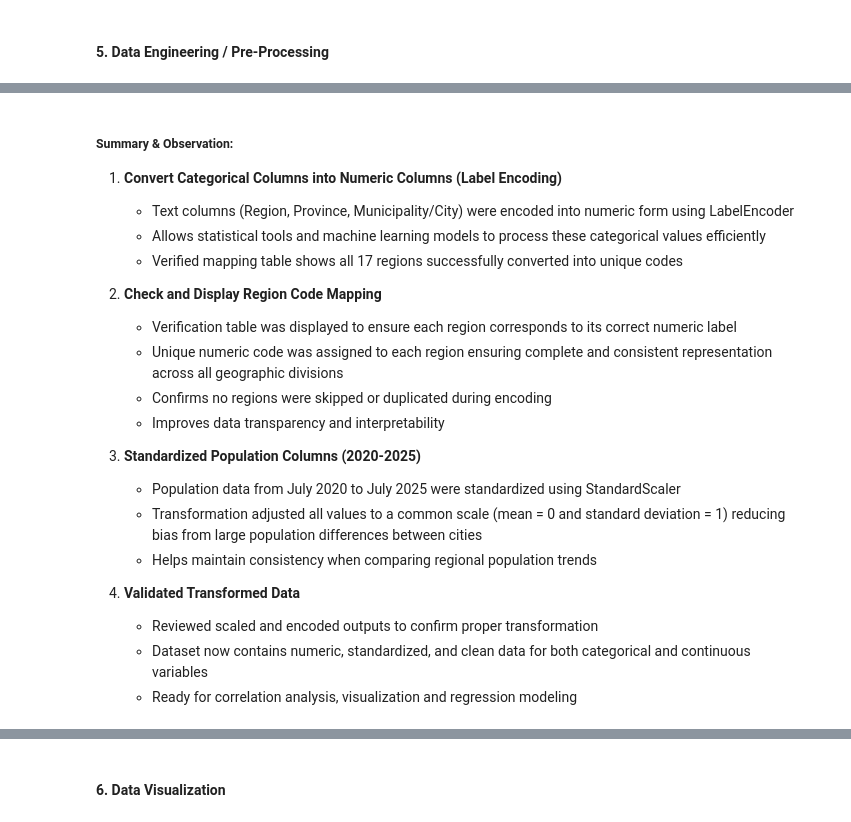
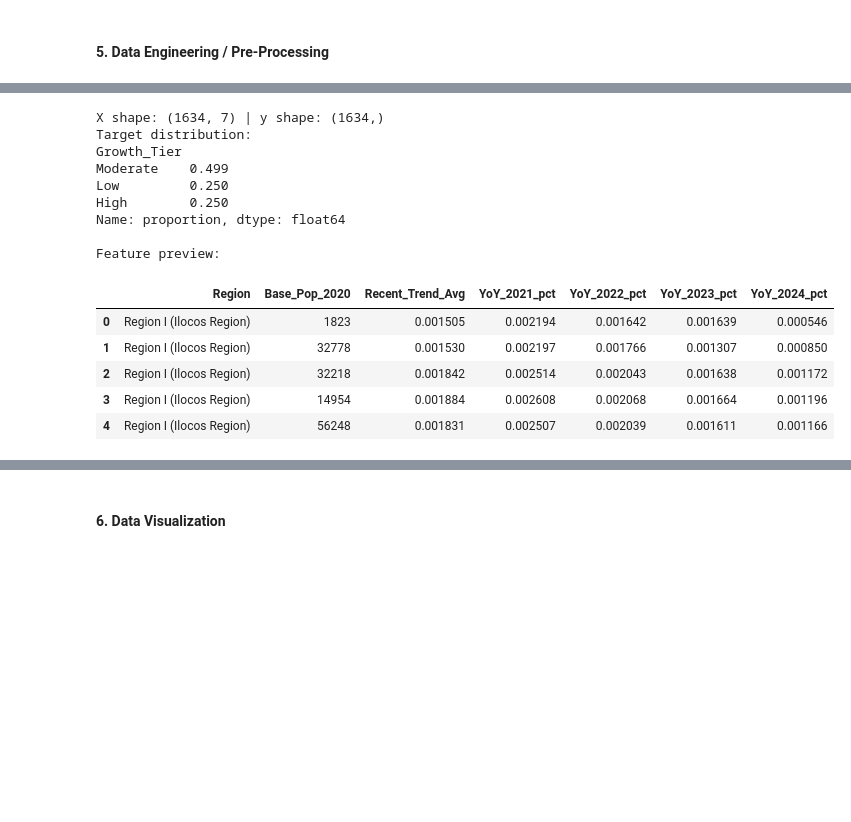
Before and after one commit to Mariopogi/Machine-Learning-Program-Exercises-Group-5-BSIT-2A, a Jupyter notebook: Classification.ipynb, the cells around one changed output, grey strips where cells are left out. Cells and saved outputs as stored; diff of their text form; code cells hidden in the pictures; blank space fills up the shorter version.

Commit message:
Fixed and Revised section 5: Data Engineering / Preprocessing.
And also change the independent and dependent variables in the backgrounf of the study

```diff
--- a/Classification.ipynb
+++ b/Classification.ipynb
@@ -349,23 +257,0 @@ df.describe()
-# %% [markdown]
-##### Summary & Observation:
-
-1. **Convert Categorical Columns into Numeric Columns (Label Encoding)**
-   - Text columns (Region, Province, Municipality/City) were encoded into numeric form using LabelEncoder
-   - Allows statistical tools and machine learning models to process these categorical values efficiently
-   - Verified mapping table shows all 17 regions successfully converted into unique codes
-
-2. **Check and Display Region Code Mapping**
-   - Verification table was displayed to ensure each region corresponds to its correct numeric label
-   - Unique numeric code was assigned to each region ensuring complete and consistent representation across all geographic divisions
-   - Confirms no regions were skipped or duplicated during encoding
-   - Improves data transparency and interpretability
-
-3. **Standardized Population Columns (2020-2025)**
-   - Population data from July 2020 to July 2025 were standardized using StandardScaler
-   - Transformation adjusted all values to a common scale (mean = 0 and standard deviation = 1) reducing bias from large population differences between cities
-   - Helps maintain consistency when comparing regional population trends
-
-4. **Validated Transformed Data**
-   - Reviewed scaled and encoded outputs to confirm proper transformation
-   - Dataset now contains numeric, standardized, and clean data for both categorical and continuous variables
-   - Ready for correlation analysis, visualization and regression modeling
@@ -371,0 +273,51 @@ df.describe()
+# %%
+# Dependent variable (label)
+# 5-year % growth defines the label (safe to use 2025 here because this is the TARGET)
+df['Growth_5yr_pct'] = (df['July2025'] - df['July2020']) / df['July2020']
+
+# Tiers: Low (≤25th), Moderate (25th–75th), High (≥75th)
+q25, q75 = df['Growth_5yr_pct'].quantile([0.25, 0.75])
+
+def to_tier(g):
+    if g <= q25:   return 'Low'
+    if g >= q75:   return 'High'
+    return 'Moderate'
+
+df['Growth_Tier'] = df['Growth_5yr_pct'].apply(to_tier)
+
+# For downstream plots/reports
+class_names = ['Low', 'Moderate', 'High']
+# %%
+# X and y used by later sections
+feature_cols = ['Region', 'Base_Pop_2020', 'Recent_Trend_Avg'] + yoy_cols
+target_col   = 'Growth_Tier'
+
+# Split feature types for preprocessors in the next section(s)
+categorical_features = ['Region']
+numeric_features     = ['Base_Pop_2020', 'Recent_Trend_Avg'] + yoy_cols
+
+# Keep raw X, y here. Encoding/scaling will be done in the next section (train/test + pipeline).
+X = df[feature_cols].copy()
+y = df[target_col].copy()
+# %%
+print("X shape:", X.shape, "| y shape:", y.shape)
+print("Target distribution:")
+print(y.value_counts(normalize=True).round(3))
+print("\nFeature preview:")
+display(X.head())
+# %% [output]
+X shape: (1634, 7) | y shape: (1634,)
+Target distribution:
+Growth_Tier
+Moderate    0.499
+Low         0.250
+High        0.250
+Name: proportion, dtype: float64
+
+Feature preview:
+|  | Region | Base_Pop_2020 | Recent_Trend_Avg | YoY_2021_pct | YoY_2022_pct | YoY_2023_pct | YoY_2024_pct |
+| 0 | Region I (Ilocos Region) | 1823 | 0.001505 | 0.002194 | 0.001642 | 0.001639 | 0.000546 |
+| 1 | Region I (Ilocos Region) | 32778 | 0.001530 | 0.002197 | 0.001766 | 0.001307 | 0.000850 |
+| 2 | Region I (Ilocos Region) | 32218 | 0.001842 | 0.002514 | 0.002043 | 0.001638 | 0.001172 |
+| 3 | Region I (Ilocos Region) | 14954 | 0.001884 | 0.002608 | 0.002068 | 0.001664 | 0.001196 |
+| 4 | Region I (Ilocos Region) | 56248 | 0.001831 | 0.002507 | 0.002039 | 0.001611 | 0.001166 |
```
Also changed, not shown: parts of 8 cells of this notebook.
